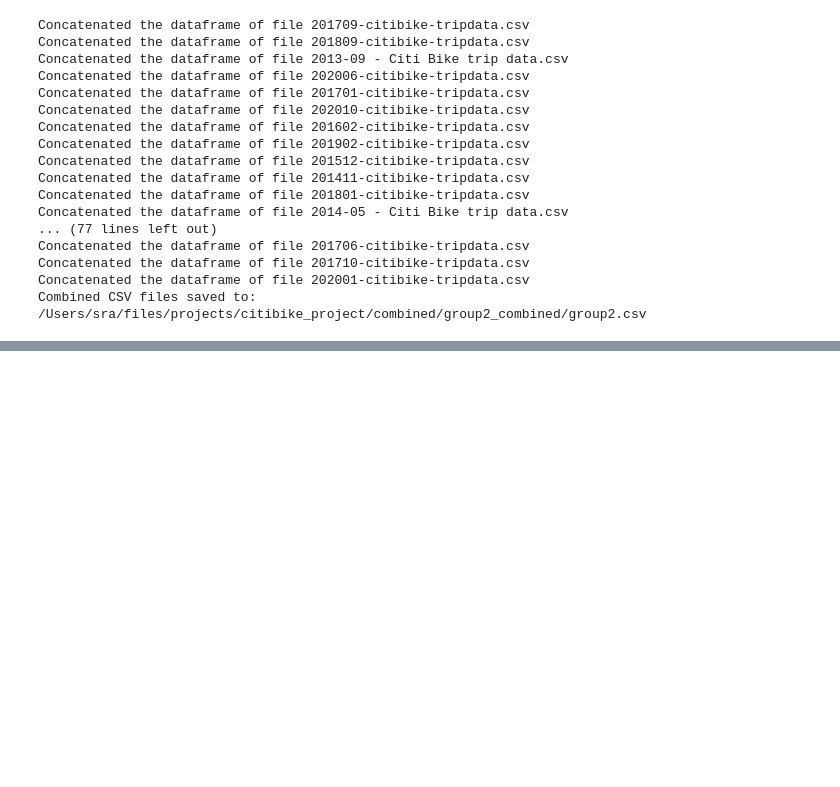
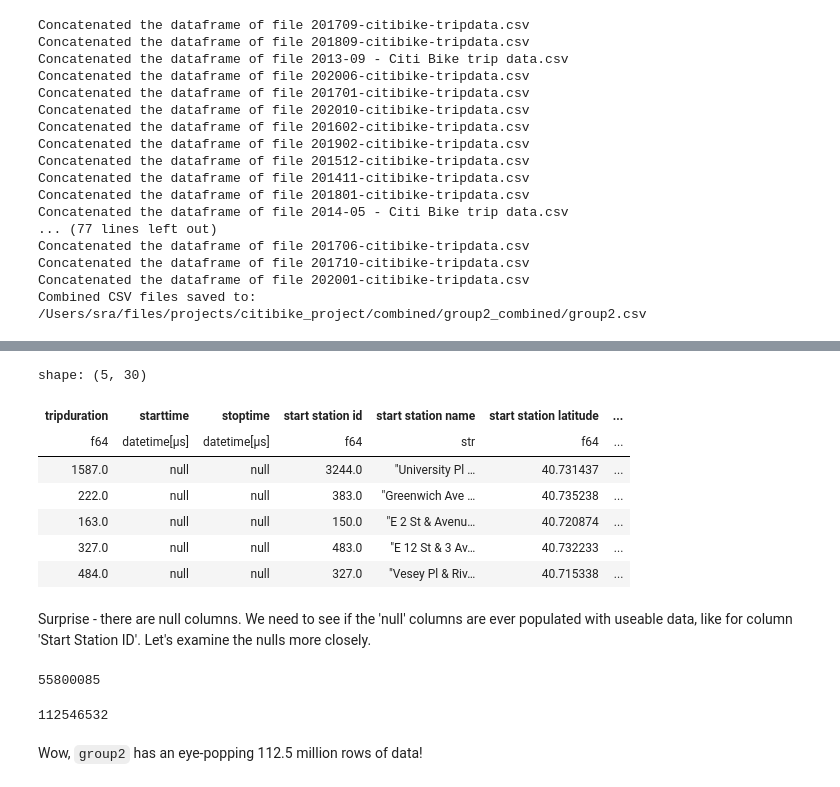
Before and after one commit to sralter/tour_de_city, a Jupyter notebook: 02_combining_datasets.ipynb, the cells around one changed output, grey strips where cells are left out. Cells and saved outputs as stored; diff of their text form; code cells hidden in the pictures; blank space fills up the shorter version.

```diff
--- a/02_combining_datasets.ipynb
+++ b/02_combining_datasets.ipynb
@@ -772,0 +813,23 @@ Combined CSV files saved to: /Users/sra/files/projects/citibike_project/combined
+# %%
+group2_pl.tail()
+# %% [output]
+shape: (5, 30)
+| tripduration | starttime | stoptime | start station id | start station name | start station latitude | ... |
+| f64 | datetime[μs] | datetime[μs] | f64 | str | f64 | ... |
+| 1587.0 | null | null | 3244.0 | "University Pl … | 40.731437 | ... |
+| 222.0 | null | null | 383.0 | "Greenwich Ave … | 40.735238 | ... |
+| 163.0 | null | null | 150.0 | "E 2 St & Avenu… | 40.720874 | ... |
+| 327.0 | null | null | 483.0 | "E 12 St & 3 Av… | 40.732233 | ... |
+| 484.0 | null | null | 327.0 | "Vesey Pl & Riv… | 40.715338 | ... |
+# %% [markdown]
+Surprise - there are null columns. We need to see if the 'null' columns are ever populated with useable data, like for column 'Start Station ID'. Let's examine the nulls more closely.
+# %%
+group1_pl.height
+# %% [output]
+55800085
+# %%
+group2_pl.height
+# %% [output]
+112546532
+# %% [markdown]
+Wow, `group2` has an eye-popping 112.5 million rows of data!
```
Also changed, not shown: parts of 18 cells of this notebook.
